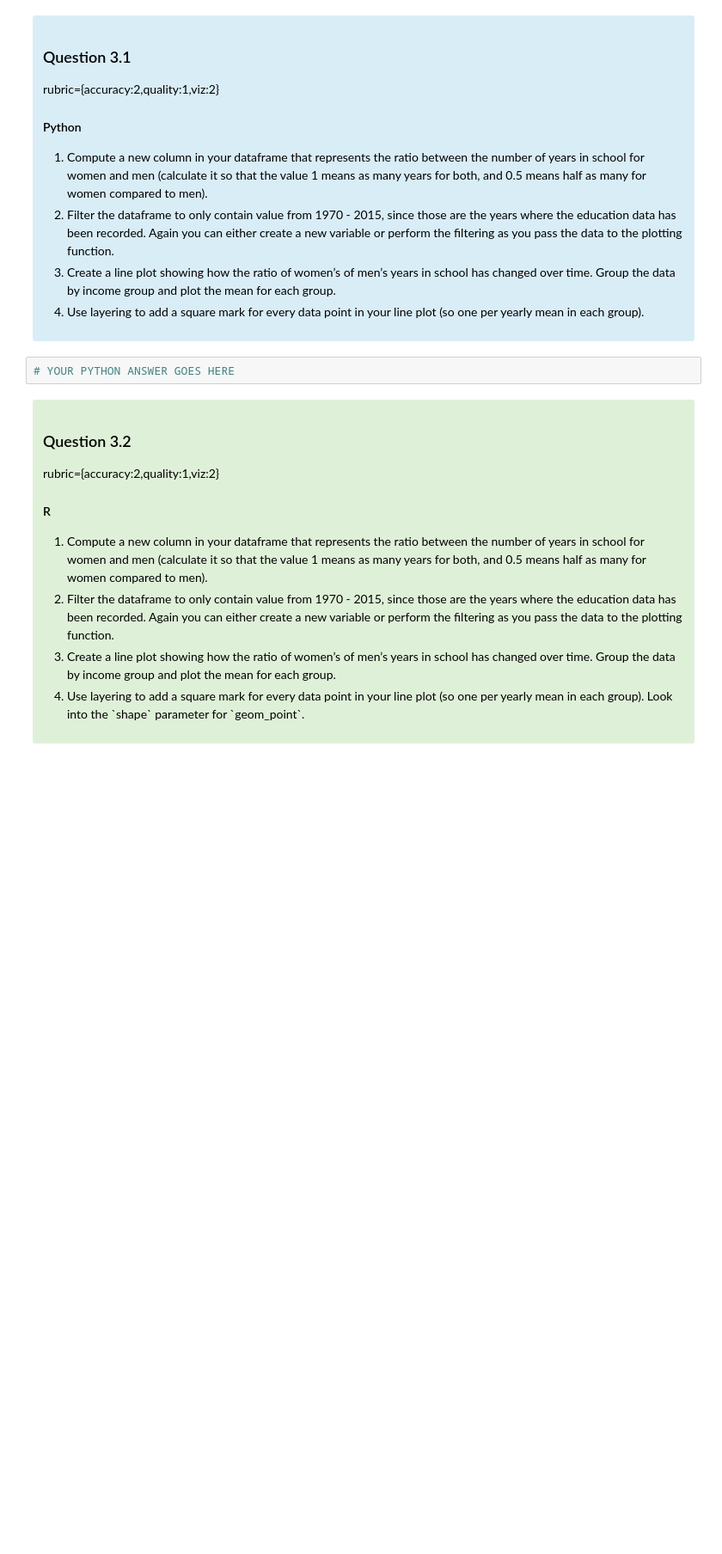
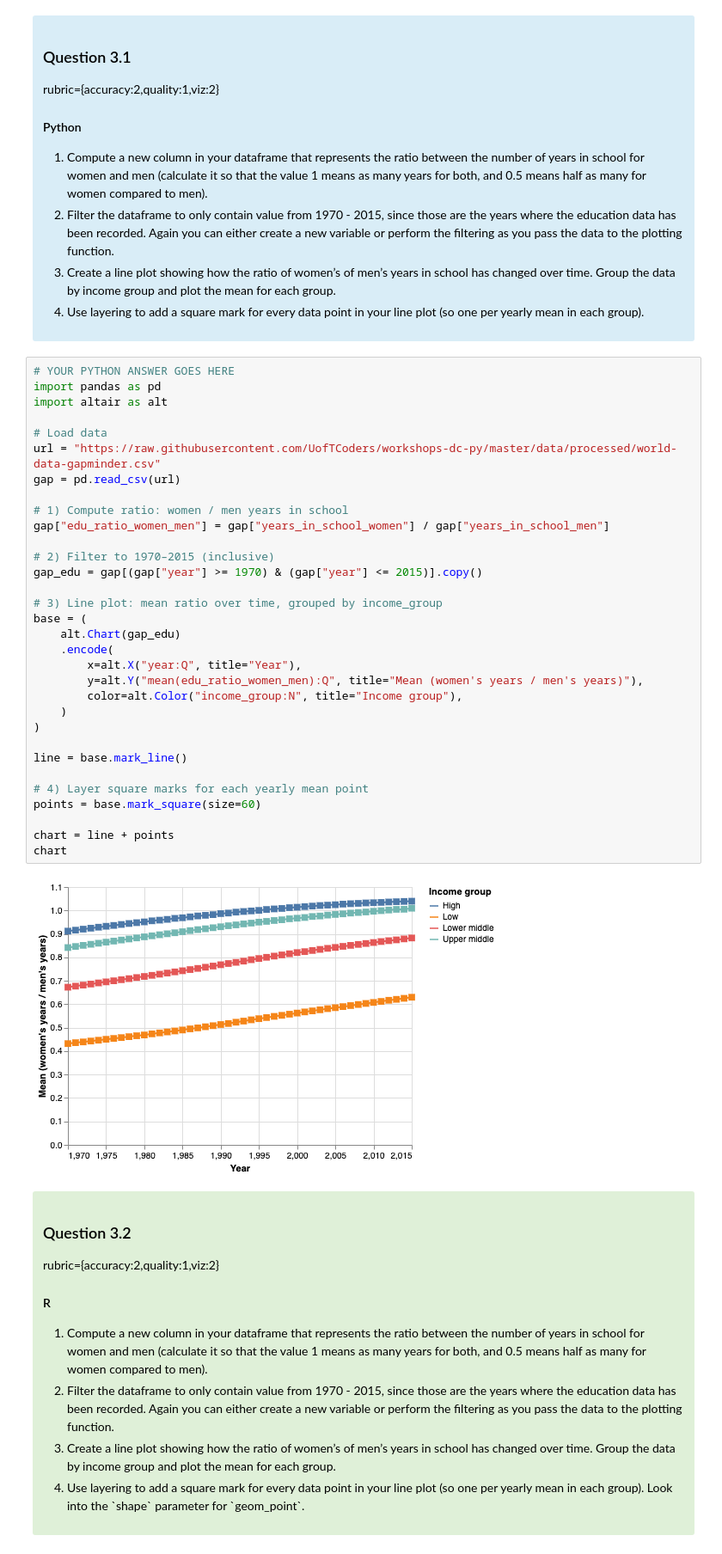
Before and after one commit to Christian-Ji/data_550_Dataviz_1, a Jupyter notebook: lab1_group20/lab1.ipynb, the cells around one changed output. Shown at 86% size. Drawn from its saved outputs; the diff is of its cells as text; blank space fills up the shorter version.

```diff
--- a/lab1_group20/lab1.ipynb
+++ b/lab1_group20/lab1.ipynb
@@ -210,8 +290,40 @@ Python
 </ol>
 
 </div>
-# %%
-# YOUR PYTHON ANSWER GOES HERE
+# %%
+# YOUR PYTHON ANSWER GOES HERE
+import pandas as pd
+import altair as alt
+
+# Load data
+url = "https://raw.githubusercontent.com/UofTCoders/workshops-dc-py/master/data/processed/world-data-gapminder.csv"
+gap = pd.read_csv(url)
+
+# 1) Compute ratio: women / men years in school
+gap["edu_ratio_women_men"] = gap["years_in_school_women"] / gap["years_in_school_men"]
+
+# 2) Filter to 1970–2015 (inclusive)
+gap_edu = gap[(gap["year"] >= 1970) & (gap["year"] <= 2015)].copy()
+
+# 3) Line plot: mean ratio over time, grouped by income_group
+base = (
+    alt.Chart(gap_edu)
+    .encode(
+        x=alt.X("year:Q", title="Year"),
+        y=alt.Y("mean(edu_ratio_women_men):Q", title="Mean (women's years / men's years)"),
+        color=alt.Color("income_group:N", title="Income group"),
+    )
+)
+
+line = base.mark_line()
+
+# 4) Layer square marks for each yearly mean point
+points = base.mark_square(size=60)
+
+chart = line + points
+chart
+# %% [output]
+[figure, added]
 # %% [markdown]
 <div class="alert alert-success" style="color:black">
 
```
Also changed, not shown: parts of 37 cells of this notebook.
